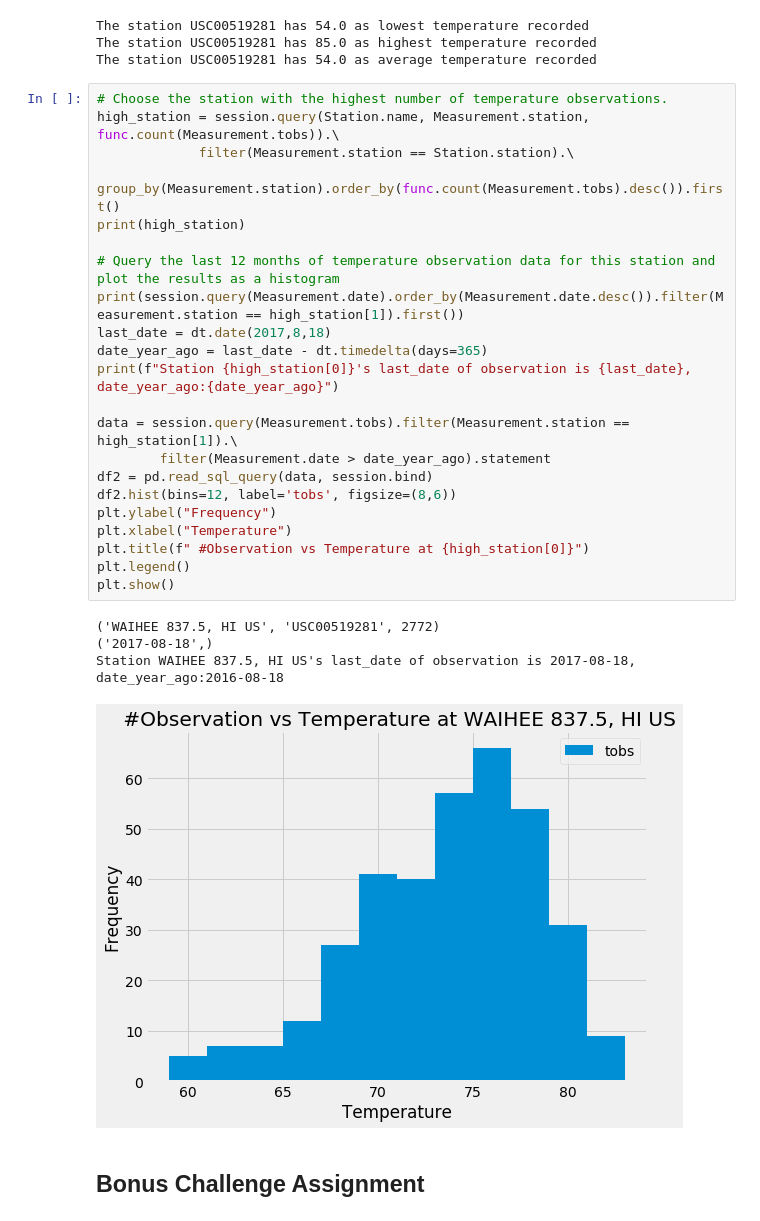
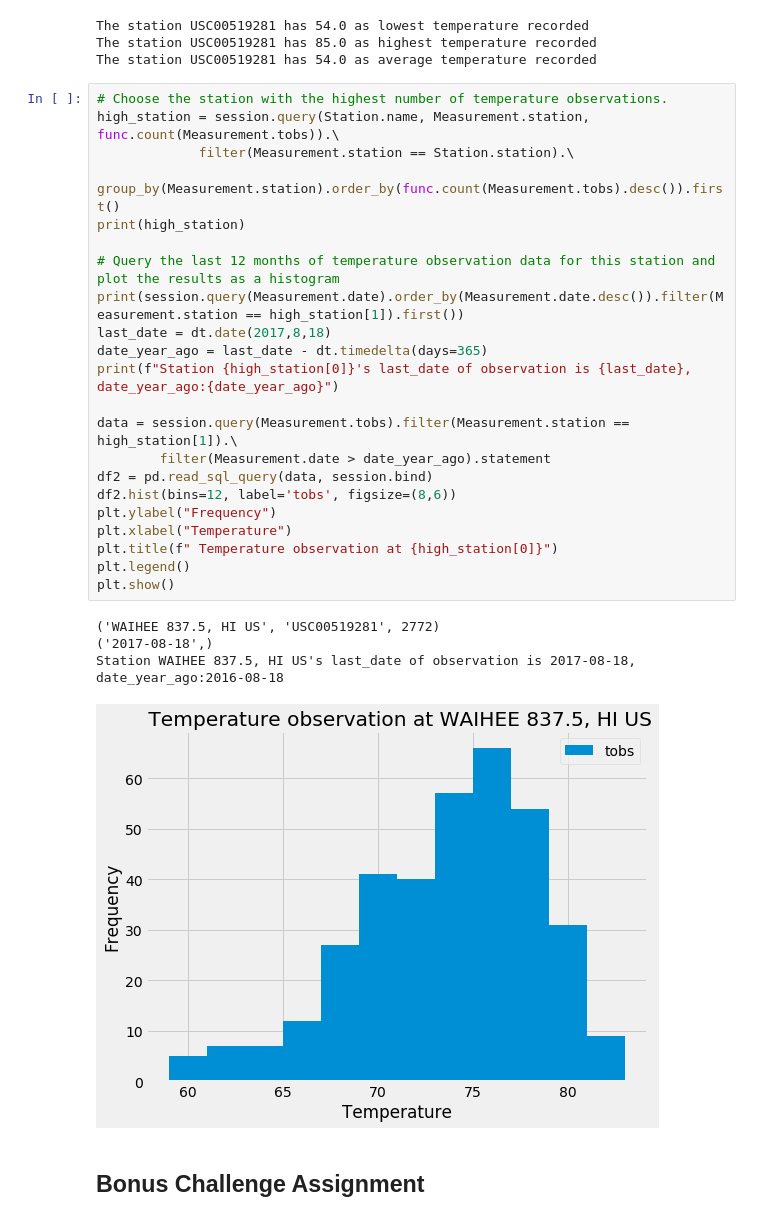
Before and after one commit to sjj1971/sqlalchemy-challenge, a Jupyter notebook: climate_starter.ipynb, the cells around one changed output. Drawn from its saved outputs; the diff is of its cells as text.

```diff
--- a/climate_starter.ipynb
+++ b/climate_starter.ipynb
@@ -198,30 +187,30 @@ The station USC00519281 has 54.0 as average temperature recorded
 # %%
 # Choose the station with the highest number of temperature observations.
 high_station = session.query(Station.name, Measurement.station, func.count(Measurement.tobs)).\
              filter(Measurement.station == Station.station).\
              group_by(Measurement.station).order_by(func.count(Measurement.tobs).desc()).first()
 print(high_station)
 
 # Query the last 12 months of temperature observation data for this station and plot the results as a histogram
 print(session.query(Measurement.date).order_by(Measurement.date.desc()).filter(Measurement.station == high_station[1]).first())
 last_date = dt.date(2017,8,18)
 date_year_ago = last_date - dt.timedelta(days=365)
 print(f"Station {high_station[0]}'s last_date of observation is {last_date}, date_year_ago:{date_year_ago}")
 
 data = session.query(Measurement.tobs).filter(Measurement.station == high_station[1]).\
         filter(Measurement.date > date_year_ago).statement
 df2 = pd.read_sql_query(data, session.bind)
 df2.hist(bins=12, label='tobs', figsize=(8,6))
 plt.ylabel("Frequency")
 plt.xlabel("Temperature")
-plt.title(f" #Observation vs Temperature at {high_station[0]}")
+plt.title(f" Temperature observation at {high_station[0]}")
 plt.legend()
 plt.show()
 # %% [output]
 ('WAIHEE 837.5, HI US', 'USC00519281', 2772)
 ('2017-08-18',)
 Station WAIHEE 837.5, HI US's last_date of observation is 2017-08-18, date_year_ago:2016-08-18
-[figure, old version]
+[figure, new version]
 # %% [markdown]
 ## Bonus Challenge Assignment
 # %%
```
Also changed, not shown: parts of 10 cells of this notebook, 1 other file.
